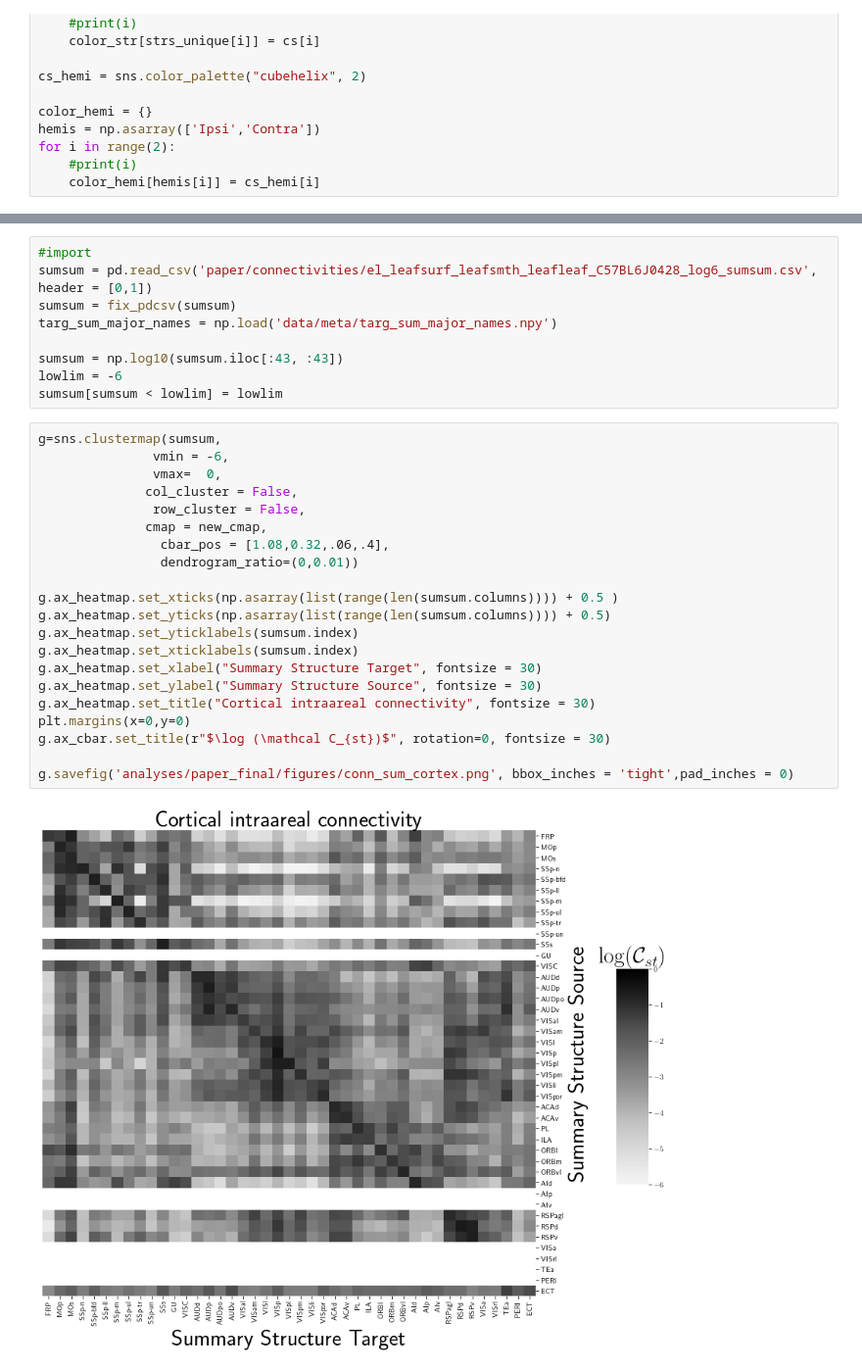
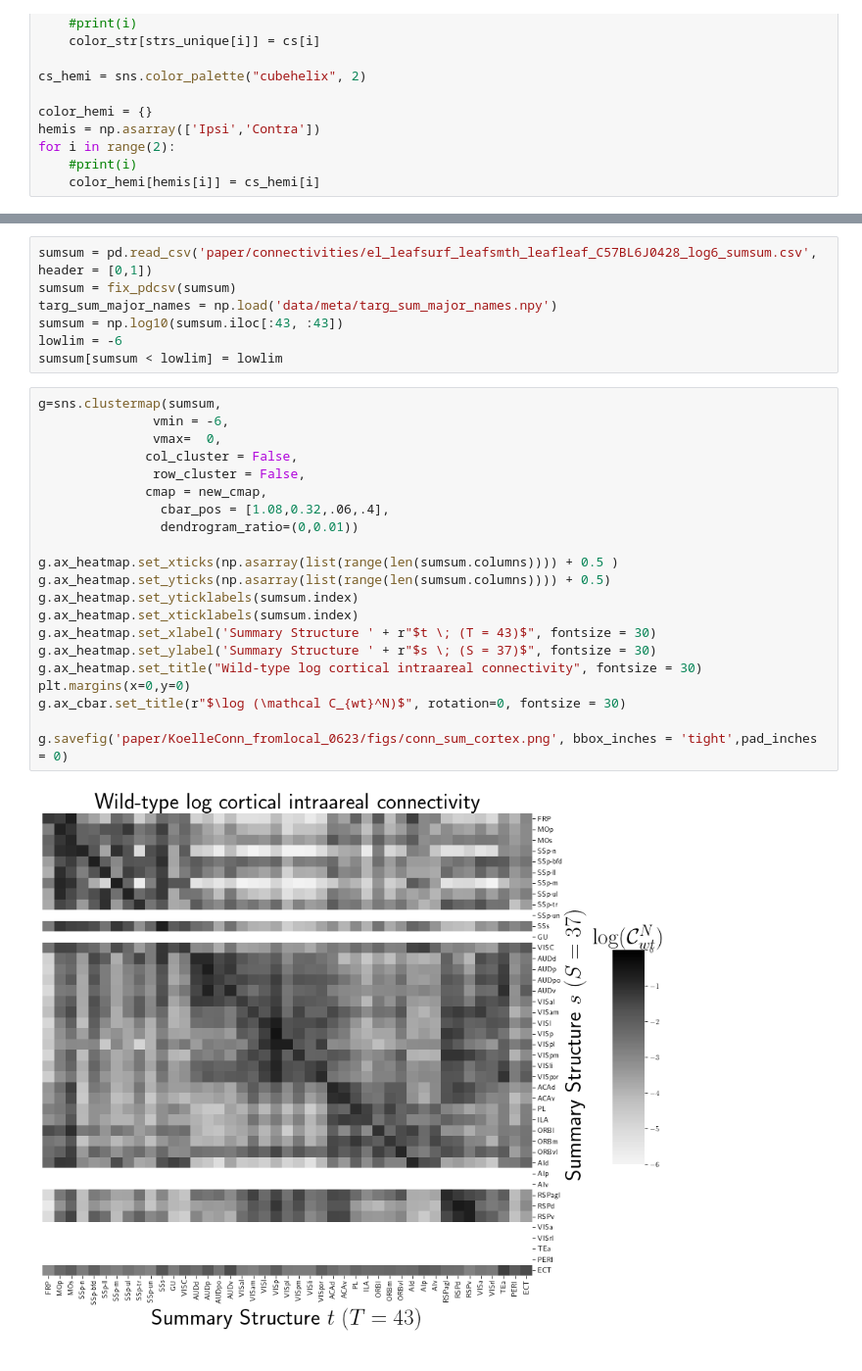
Before and after one commit to AllenInstitute/mouse_connectivity_models, a Jupyter notebook: analyses/paper_final/figures/Figure2.ipynb, the cells around one changed output, grey strips where cells are left out. Shown: that part at 98% size. Cells and saved outputs as stored; diff of their text form.

```diff
--- a/analyses/paper_final/figures/Figure2.ipynb
+++ b/analyses/paper_final/figures/Figure2.ipynb
@@ -214,32 +250,30 @@ g.savefig('analyses/paper_final/figures/conn_leaf2.png', bbox_inches = 'tight',p
 # %%
-#import
 sumsum = pd.read_csv('paper/connectivities/el_leafsurf_leafsmth_leafleaf_C57BL6J0428_log6_sumsum.csv', header = [0,1])
 sumsum = fix_pdcsv(sumsum)
 targ_sum_major_names = np.load('data/meta/targ_sum_major_names.npy')
-
 sumsum = np.log10(sumsum.iloc[:43, :43])
 lowlim = -6
 sumsum[sumsum < lowlim] = lowlim
 # %%
 g=sns.clustermap(sumsum,
                vmin = -6,
                vmax=  0,
               col_cluster = False,
                row_cluster = False,
               cmap = new_cmap,
                 cbar_pos = [1.08,0.32,.06,.4],
                 dendrogram_ratio=(0,0.01))
 
 g.ax_heatmap.set_xticks(np.asarray(list(range(len(sumsum.columns)))) + 0.5 )
 g.ax_heatmap.set_yticks(np.asarray(list(range(len(sumsum.columns)))) + 0.5)
 g.ax_heatmap.set_yticklabels(sumsum.index)
 g.ax_heatmap.set_xticklabels(sumsum.index)
-g.ax_heatmap.set_xlabel("Summary Structure Target", fontsize = 30)
-g.ax_heatmap.set_ylabel("Summary Structure Source", fontsize = 30)
-g.ax_heatmap.set_title("Cortical intraareal connectivity", fontsize = 30)
+g.ax_heatmap.set_xlabel('Summary Structure ' + r"$t \; (T = 43)$", fontsize = 30)
+g.ax_heatmap.set_ylabel('Summary Structure ' + r"$s \; (S = 37)$", fontsize = 30)
+g.ax_heatmap.set_title("Wild-type log cortical intraareal connectivity", fontsize = 30)
 plt.margins(x=0,y=0)
-g.ax_cbar.set_title(r"$\log (\mathcal C_{st})$", rotation=0, fontsize = 30)
+g.ax_cbar.set_title(r"$\log (\mathcal C_{wt}^N)$", rotation=0, fontsize = 30)
 
-g.savefig('analyses/paper_final/figures/conn_sum_cortex.png', bbox_inches = 'tight',pad_inches = 0)
+g.savefig('paper/KoelleConn_fromlocal_0623/figs/conn_sum_cortex.png', bbox_inches = 'tight',pad_inches = 0)
 # %% [output]
-[figure, old version]
+[figure, new version]
```
Also changed, not shown: parts of 6 cells of this notebook, 25 other files.
